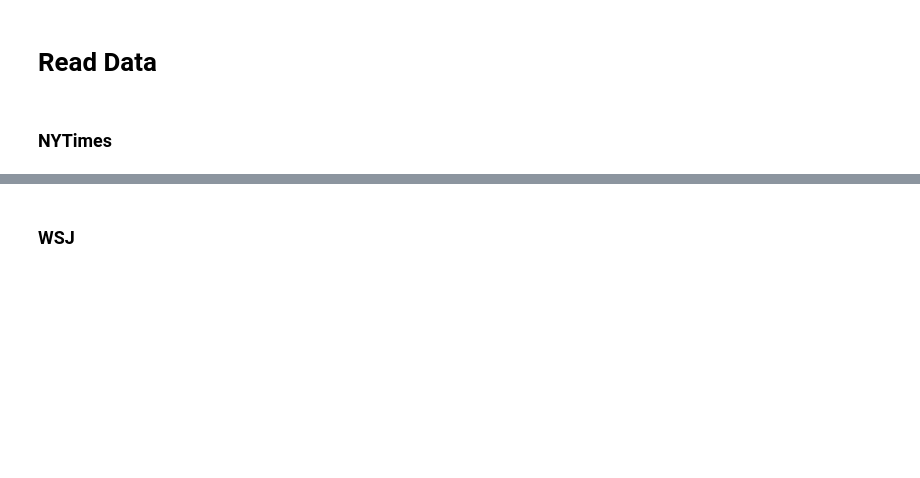
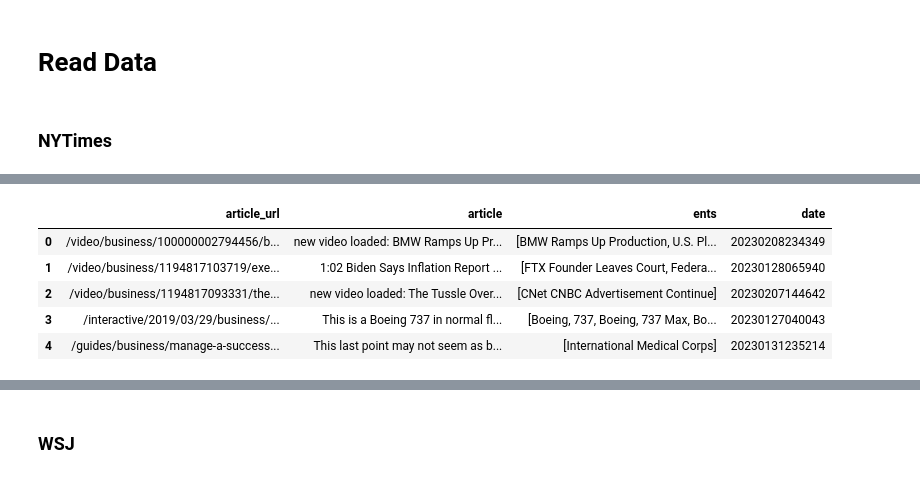
Before and after one commit to alex2awesome/press-releases, a Jupyter notebook: notebooks/2023-05-17__parse-open-sourced-articles.ipynb, the cells around one changed output, grey strips where cells are left out. Saved outputs shown, nothing was run; the diff lists cells and outputs as text; code cells hidden in the pictures; blank space fills up the shorter version.

```diff
--- a/notebooks/2023-05-17__parse-open-sourced-articles.ipynb
+++ b/notebooks/2023-05-17__parse-open-sourced-articles.ipynb
@@ -93,0 +303,25 @@ press_release_articles.drop_duplicates('url').shape
+# %%
+fetch_data = []
+with xopen.xopen(cc_to_fetch) as f_handle:
+    for line in f_handle:
+        chunks = line.split(' ')
+        fetch_data.append({
+            'url': chunks[0],
+            'date': chunks[1]
+        })
+# %%
+to_fetch_data_df = pd.DataFrame(fetch_data)
+# %%
+strip_url = lambda s: (
+    s.str.split('?').str.get(0)
+     .str.split(')').str.get(-1)
+     .str.strip()
+)
+
+nyt_ent_article_df['article_url'] = nyt_ent_article_df['article_url'].pipe(strip_url)
+to_fetch_data_df['url'] = to_fetch_data_df['url'].pipe(strip_url)
+# %%
+nyt_ent_article_df = (nyt_ent_article_df
+ .merge(to_fetch_data_df, how='left', left_on='article_url', right_on='url')
+ .drop(columns='url')
+)
@@ -93,0 +330,9 @@ press_release_articles.drop_duplicates('url').shape
+# %%
+nyt_ent_article_df.head()
+# %% [output]
+|  | article_url | article | ents | date |
+| 0 | /video/business/100000002794456/b... | new video loaded: BMW Ramps Up Pr... | [BMW Ramps Up Production, U.S. Pl... | 20230208234349 |
+| 1 | /video/business/1194817103719/exe... | 1:02 Biden Says Inflation Report ... | [FTX Founder Leaves Court, Federa... | 20230128065940 |
+| 2 | /video/business/1194817093331/the... | new video loaded: The Tussle Over... | [CNet CNBC Advertisement Continue] | 20230207144642 |
+| 3 | /interactive/2019/03/29/business/... | This is a Boeing 737 in normal fl... | [Boeing, 737, Boeing, 737 Max, Bo... | 20230127040043 |
+| 4 | /guides/business/manage-a-success... | This last point may not seem as b... | [International Medical Corps] | 20230131235214 |
```
Also changed, not shown: parts of 82 cells of this notebook, 27 other files.
